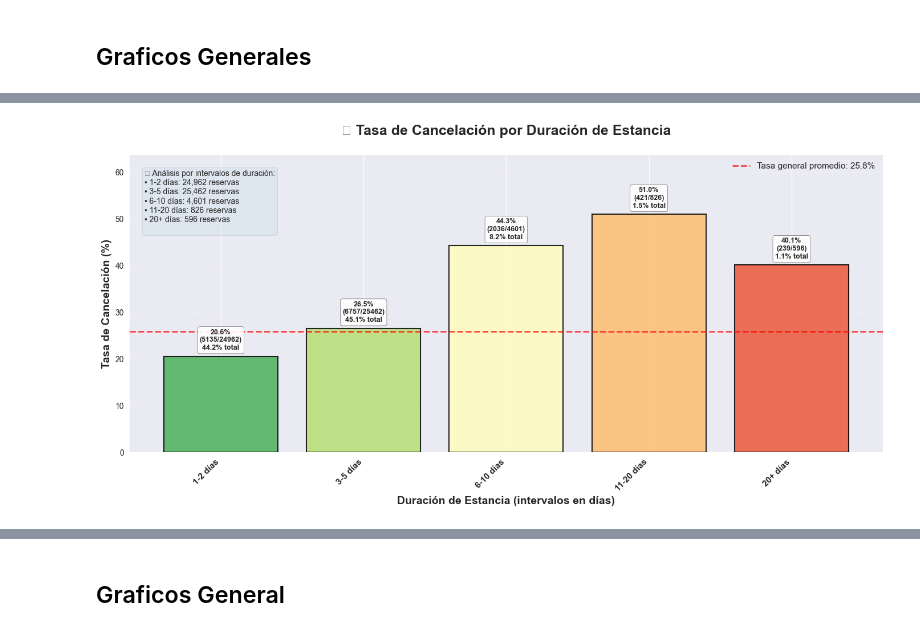
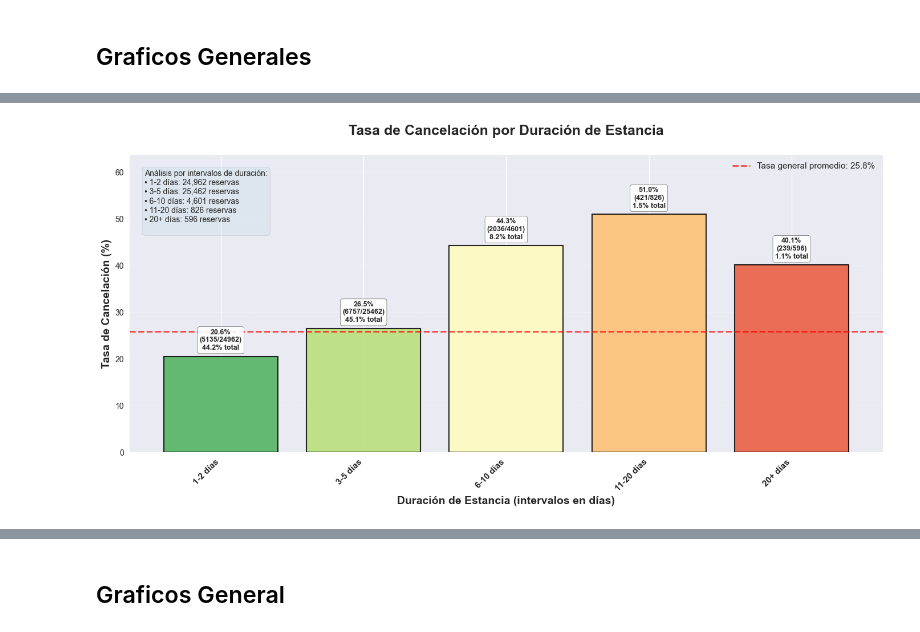
Before and after one commit to javierllorenteMon/RETO_06_VerdeOSCURO, a Jupyter notebook: Analisis_Exploratorio.ipynb, the cells around one changed output, grey strips where cells are left out. Drawn from its saved outputs; the diff is of its cells as text; code cells hidden in the pictures.

```diff
--- a/Analisis_Exploratorio.ipynb
+++ b/Analisis_Exploratorio.ipynb
@@ -641,8 +657,4 @@ July                          5527           1404         4123
 # %%
-# ============================================================================
-# GRÁFICO SIMPLIFICADO: Tasa de Cancelación por Duración de Estancia
-# ============================================================================
-
 plt.figure(figsize=(14, 7))
 
 # Crear intervalos de duración más inteligentes (percentiles)
@@ -696,115 +708,33 @@ for i, (idx, row) in enumerate(category_stats.iterrows()):
         bbox=dict(boxstyle='round,pad=0.3', facecolor='white', alpha=0.9)
     )
 
 # Añadir línea de tasa general promedio
 overall_rate = df['is_cancelled'].mean() * 100
 plt.axhline(y=overall_rate, color='red', linestyle='--', linewidth=2,
             alpha=0.7, label=f'Tasa general promedio: {overall_rate:.1f}%')
 
 # Personalizar el gráfico
-plt.title('📊 Tasa de Cancelación por Duración de Estancia',
+plt.title('Tasa de Cancelación por Duración de Estancia',
           fontsize=18, pad=25, fontweight='bold')
 plt.xlabel('Duración de Estancia (intervalos en días)', fontsize=14, fontweight='bold')
 plt.ylabel('Tasa de Cancelación (%)', fontsize=14, fontweight='bold')
 plt.grid(True, alpha=0.3, axis='y', linestyle='--')
 plt.ylim(0, category_stats['cancellation_rate_pct'].max() * 1.25)
 plt.legend(loc='upper right', fontsize=11)
 
 # Añadir anotación explicativa
-annotation_text = "📈 Análisis por intervalos de duración:\n"
+annotation_text = "Análisis por intervalos de duración:\n"
 for idx, row in category_stats.iterrows():
     annotation_text += f"• {row['category']}: {row['total_reservations']:,} reservas\n"
 
 plt.text(0.02, 0.95,
          annotation_text,
          transform=plt.gca().transAxes,
          fontsize=10,
          verticalalignment='top',
          bbox=dict(boxstyle='round', facecolor='lightblue', alpha=0.2))
 
 plt.tight_layout()
 plt.show()
-
-# ============================================================================
-# ANÁLISIS ESTADÍSTICO DETALLADO
-# ============================================================================
-print("=" * 70)
-print("ANÁLISIS ESTADÍSTICO: DURACIÓN DE ESTANCIA vs CANCELACIÓN")
-print("=" * 70)
-
-# Estadísticas generales
-print(f"\n📊 RESUMEN GENERAL:")
-print(f"   {'Duración promedio (todas las reservas):':<45} {df['lenght_of_stay'].mean():.2f} días")
-print(f"   {'Duración promedio (reservas canceladas):':<45} {df[df['is_cancelled']]['lenght_of_stay'].mean():.2f} días")
-print(f"   {'Duración promedio (reservas no canceladas):':<45} {df[~df['is_cancelled']]['lenght_of_stay'].mean():.2f} días")
-print(f"   {'Diferencia de duración (canceladas vs no canceladas):':<45} "
-      f"{df[df['is_cancelled']]['lenght_of_stay'].mean() - df[~df['is_cancelled']]['lenght_of_stay'].mean():.2f} días")
-
-print(f"\n📈 DISTRIBUCIÓN POR INTERVALOS DE DURACIÓN:")
-print("   " + "-" * 65)
-print(f"   {'Duración':<12} {'Reservas':<10} {'% Total':<10} {'Canceladas':<12} {'Tasa %':<10} {'Dif. vs Prom.'}")
-print("   " + "-" * 65)
-
-overall_cancel_rate = df['is_cancelled'].mean() * 100
-
-for idx, row in category_stats.iterrows():
-    total_pct = (row['total_reservations'] / len(df)) * 100
-    diff_vs_avg = row['cancellation_rate_pct'] - overall_cancel_rate
-    diff_symbol = "+" if diff_vs_avg > 0 else ""
-
-    print(f"   {row['category']:<12} {row['total_reservations']:<10,} {total_pct:<10.1f} "
-          f"{int(row['cancelled_count']):<12,} {row['cancellation_rate_pct']:<10.1f} "
-          f"{diff_symbol}{diff_vs_avg:>8.1f}%")
-
-print("\n🔍 HALLAZGOS CLAVE:")
-print("   " + "-" * 65)
-
-# Hallazgo 1: Correlación
-correlation = df['lenght_of_stay'].corr(df['is_cancelled'])
-print(f"   1. 📊 CORRELACIÓN: La correlación entre duración y cancelación es {correlation:.3f}")
-if correlation > 0.2:
-    print(f"      → Existe una correlación POSITIVA FUERTE: a mayor duración, mayor probabilidad de cancelación.")
-elif correlation > 0.1:
-    print(f"      → Existe una correlación POSITIVA moderada: a mayor duración, mayor probabilidad de cancelación.")
-elif correlation < -0.2:
-    print(f"      → Existe una correlación NEGATIVA FUERTE: a mayor duración, menor probabilidad de cancelación.")
-elif correlation < -0.1:
-    print(f"      → Existe una correlación NEGATIVA moderada: a mayor duración, menor probabilidad de cancelación.")
-else:
-    print(f"      → La correlación es DÉBIL: la duración tiene poco efecto en la cancelación.")
-
-# Hallazgo 2: Máximos y mínimos
-max_rate_category = category_stats.loc[category_stats['cancellation_rate_pct'].idxmax()]
-min_rate_category = category_stats.loc[category_stats['cancellation_rate_pct'].idxmin()]
-print(f"\n   2. 🎯 INTERVALOS EXTREMOS:")
-print(f"      • MAYOR tasa de cancelación: {max_rate_category['category']} ({max_rate_category['cancellation_rate_pct']:.1f}%)")
-print(f"      • MENOR tasa de cancelación: {min_rate_category['category']} ({min_rate_category['cancellation_rate_pct']:.1f}%)")
-
-# Hallazgo 3: Impacto en el negocio
-print(f"\n   3. 💰 IMPACTO EN EL NEGOCIO:")
-total_cancelled = df['is_cancelled'].sum()
-cancelled_in_max = max_rate_category['cancelled_count']
-pct_of_total_cancelled = (cancelled_in_max / total_cancelled) * 100 if total_cancelled > 0 else 0
-print(f"      • El intervalo {max_rate_category['category']} representa el {pct_of_total_cancelled:.1f}% de todas las cancelaciones")
-
-# Hallazgo 4: Recomendaciones
-print(f"\n   4. 💡 RECOMENDACIONES DE GESTIÓN:")
-if max_rate_category['cancellation_rate_pct'] > overall_cancel_rate + 10:
-    print(f"      ⚠️  ALERTA: Reservas de {max_rate_category['category']} tienen tasa {max_rate_category['cancellation_rate_pct'] - overall_cancel_rate:.1f}% sobre el promedio")
-    print(f"      → Considerar: Depósitos no reembolsables, políticas más estrictas")
-
-if min_rate_category['cancellation_rate_pct'] < overall_cancel_rate - 10:
-    print(f"      ✅ OPORTUNIDAD: Reservas de {min_rate_category['category']} son más estables")
-    print(f"      → Pueden ofrecerse: Tarifas más bajas, políticas flexibles")
-
-print(f"\n   5. 📋 RESUMEN EJECUTIVO:")
-if correlation > 0.1:
-    print(f"      • Las reservas más largas tienden a cancelarse MÁS frecuentemente")
-elif correlation < -0.1:
-    print(f"      • Las reservas más largas tienden a cancelarse MENOS frecuentemente")
-else:
-    print(f"      • No hay relación clara entre duración y cancelación")
-
-print("=" * 70)
 # %% [output]
-[figure, old version]
+[figure, new version]
```
Also changed, not shown: parts of 20 cells of this notebook.
